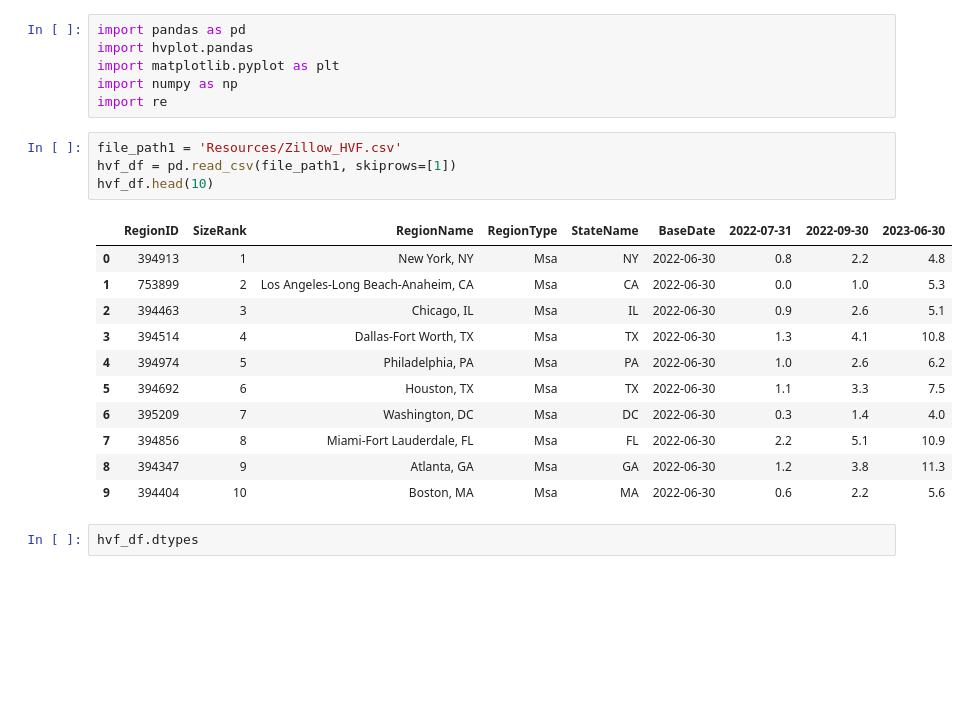
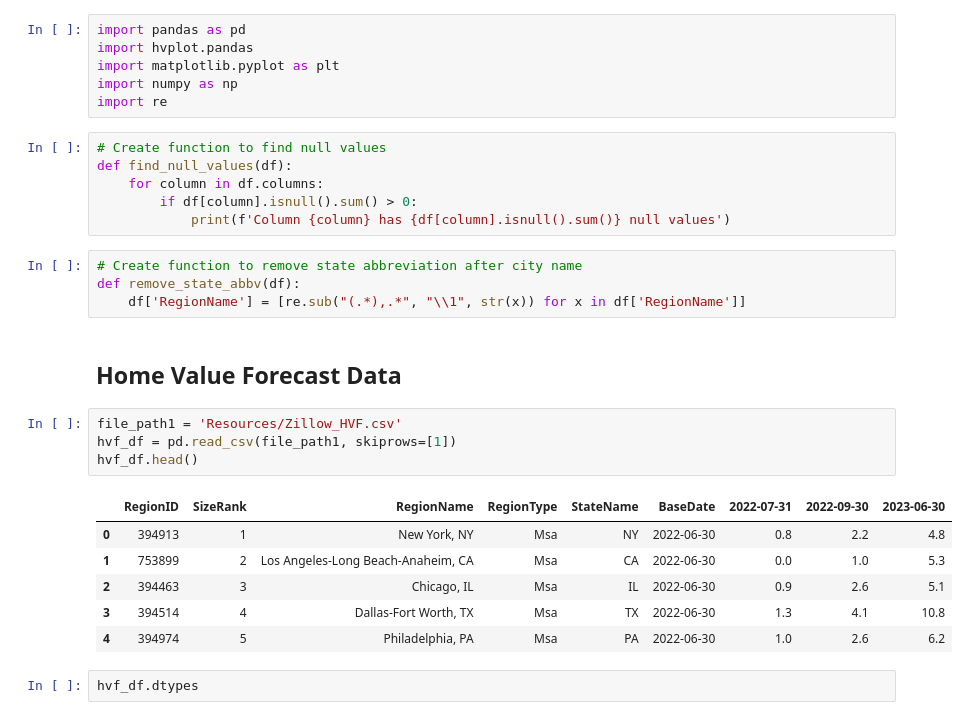
Before and after one commit to mein0819/Final_Project, a Jupyter notebook: Initial_Data_Exploration.ipynb, the cells around one changed output. Cells and saved outputs as stored; diff of their text form; blank space fills up the shorter version.

Commit message:
added more data cleanup

```diff
--- a/Initial_Data_Exploration.ipynb
+++ b/Initial_Data_Exploration.ipynb
@@ -4,22 +4,29 @@ import hvplot.pandas
 import matplotlib.pyplot as plt
 import numpy as np
 import re
+# %%
+# Create function to find null values
+def find_null_values(df):
+    for column in df.columns:
+        if df[column].isnull().sum() > 0:
+            print(f'Column {column} has {df[column].isnull().sum()} null values')
+# %%
+# Create function to remove state abbreviation after city name
+def remove_state_abbv(df):
+    df['RegionName'] = [re.sub("(.*),.*", "\\1", str(x)) for x in df['RegionName']]
+# %% [markdown]
+## Home Value Forecast Data
 # %%
 file_path1 = 'Resources/Zillow_HVF.csv'
 hvf_df = pd.read_csv(file_path1, skiprows=[1])
-hvf_df.head(10)
+hvf_df.head()
 # %% [output]
 |  | RegionID | SizeRank | RegionName | RegionType | StateName | BaseDate | 2022-07-31 | 2022-09-30 | 2023-06-30 |
 | 0 | 394913 | 1 | New York, NY | Msa | NY | 2022-06-30 | 0.8 | 2.2 | 4.8 |
 | 1 | 753899 | 2 | Los Angeles-Long Beach-Anaheim, CA | Msa | CA | 2022-06-30 | 0.0 | 1.0 | 5.3 |
 | 2 | 394463 | 3 | Chicago, IL | Msa | IL | 2022-06-30 | 0.9 | 2.6 | 5.1 |
 | 3 | 394514 | 4 | Dallas-Fort Worth, TX | Msa | TX | 2022-06-30 | 1.3 | 4.1 | 10.8 |
 | 4 | 394974 | 5 | Philadelphia, PA | Msa | PA | 2022-06-30 | 1.0 | 2.6 | 6.2 |
-| 5 | 394692 | 6 | Houston, TX | Msa | TX | 2022-06-30 | 1.1 | 3.3 | 7.5 |
-| 6 | 395209 | 7 | Washington, DC | Msa | DC | 2022-06-30 | 0.3 | 1.4 | 4.0 |
-| 7 | 394856 | 8 | Miami-Fort Lauderdale, FL | Msa | FL | 2022-06-30 | 2.2 | 5.1 | 10.9 |
-| 8 | 394347 | 9 | Atlanta, GA | Msa | GA | 2022-06-30 | 1.2 | 3.8 | 11.3 |
-| 9 | 394404 | 10 | Boston, MA | Msa | MA | 2022-06-30 | 0.6 | 2.2 | 5.6 |
 # %%
 hvf_df.dtypes
 # %% [output]
```
Also changed, not shown: parts of 28 cells of this notebook.
